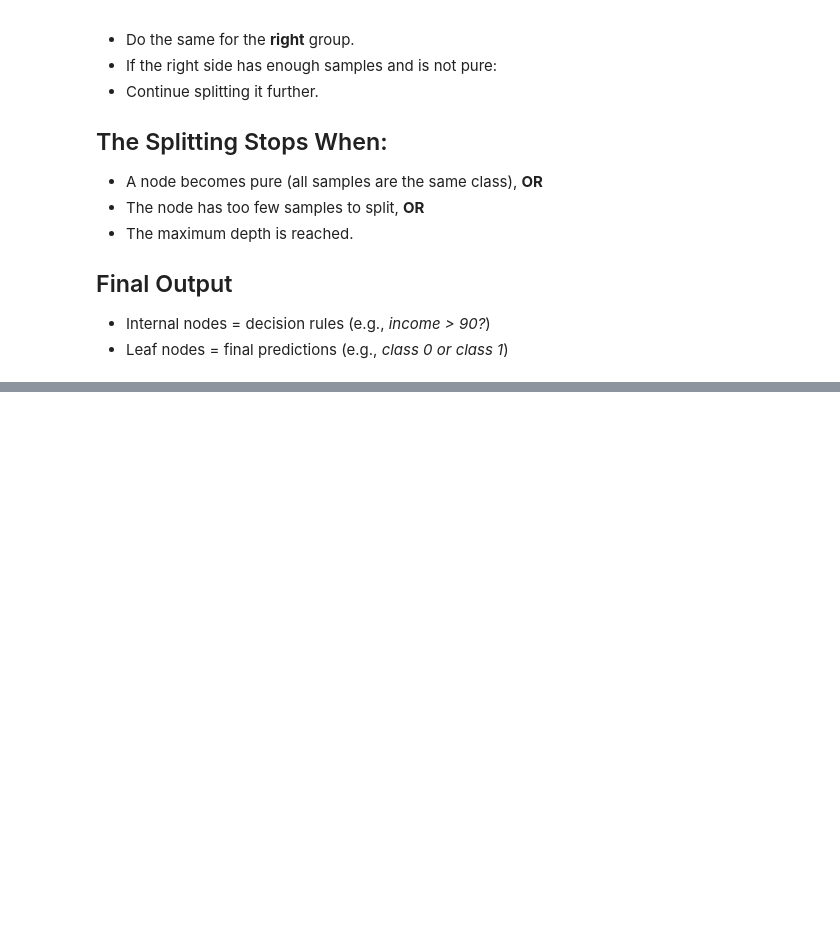
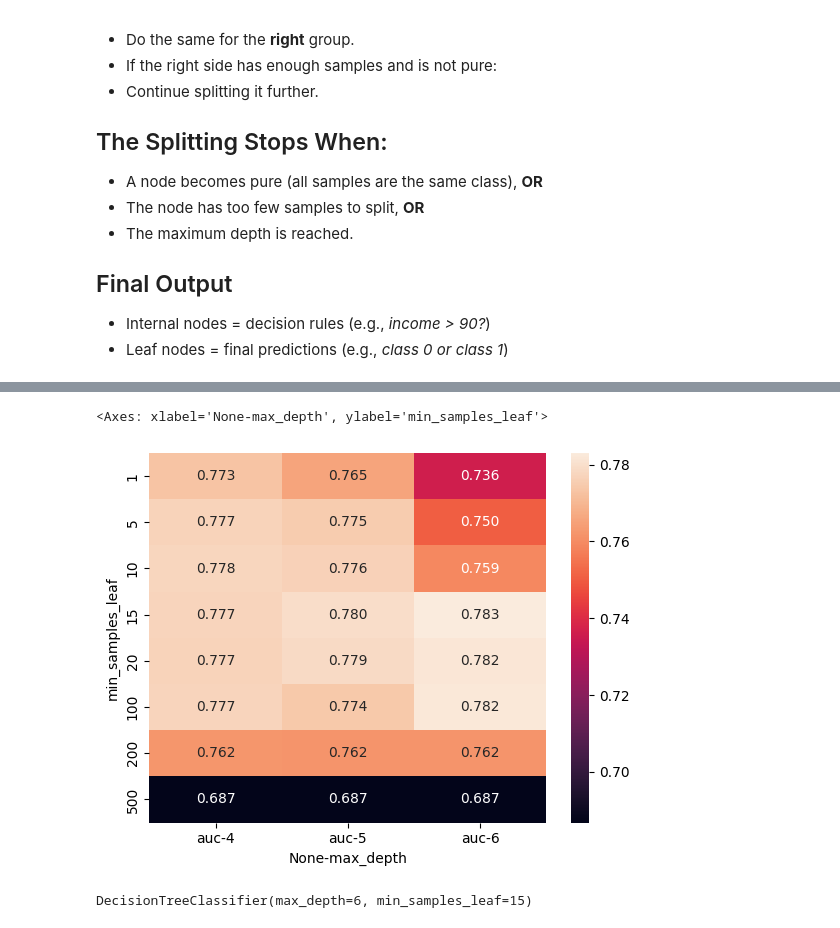
Before and after one commit to FirstBML/Machine-Learning-1st-Assigmnment, a Jupyter notebook: Homework/Modules/Decision_Tree&Ensemble_Learning.ipynb, the cells around one changed output, grey strips where cells are left out. Cells and saved outputs as stored; diff of their text form; code cells hidden in the pictures; blank space fills up the shorter version.

```diff
--- a/Homework/Modules/Decision_Tree&Ensemble_Learning.ipynb
+++ b/Homework/Modules/Decision_Tree&Ensemble_Learning.ipynb
@@ -626,0 +660,20 @@ Name: proportion, dtype: float64
+# %%
+# min_samples_leaf means the number of datapoints in a split needed for the next split to happen
+# if there are not enough datapoints, the split won't happen at all
+scores = []
+
+for depth in [4, 5, 6]:
+    for s in [1, 5, 10, 15, 20, 500, 100, 200]:
+        dt = DecisionTreeClassifier(max_depth=depth, min_samples_leaf=s)
+        dt.fit(X_train, y_train)
+
+        y_pred = dt.predict_proba(X_val)[:, 1]
+        auc = roc_auc_score(y_val, y_pred)
+
+        scores.append((depth, s, auc))
+# %%
+columns = ['max_depth', 'min_samples_leaf', 'auc']
+df_scores = pd.DataFrame(scores, columns=columns)
+# %%
+df_scores_pivot = df_scores.pivot(index='min_samples_leaf', columns=['max_depth'], values=['auc'])
+df_scores_pivot.round(3)
@@ -626,0 +692,20 @@ Name: proportion, dtype: float64
+# %%
+import seaborn as sns
+sns.heatmap(df_scores_pivot, annot=True, fmt=".3f")
+
+# Smaller depth + moderate leaf size is best
+# Peak AUC is around:
+
+# max_depth: 5 or 6
+# min_samples_leaf: 15–20
+# AUC ≈ 0.783
+
+#This is very normal for credit scoring.
+# %% [output]
+<Axes: xlabel='None-max_depth', ylabel='min_samples_leaf'>
+[figure, added]
+# %%
+dt = DecisionTreeClassifier(max_depth=6, min_samples_leaf=15)
+dt.fit(X_train, y_train)
+# %% [output]
+DecisionTreeClassifier(max_depth=6, min_samples_leaf=15)
```
Also changed, not shown: parts of 6 cells of this notebook.
